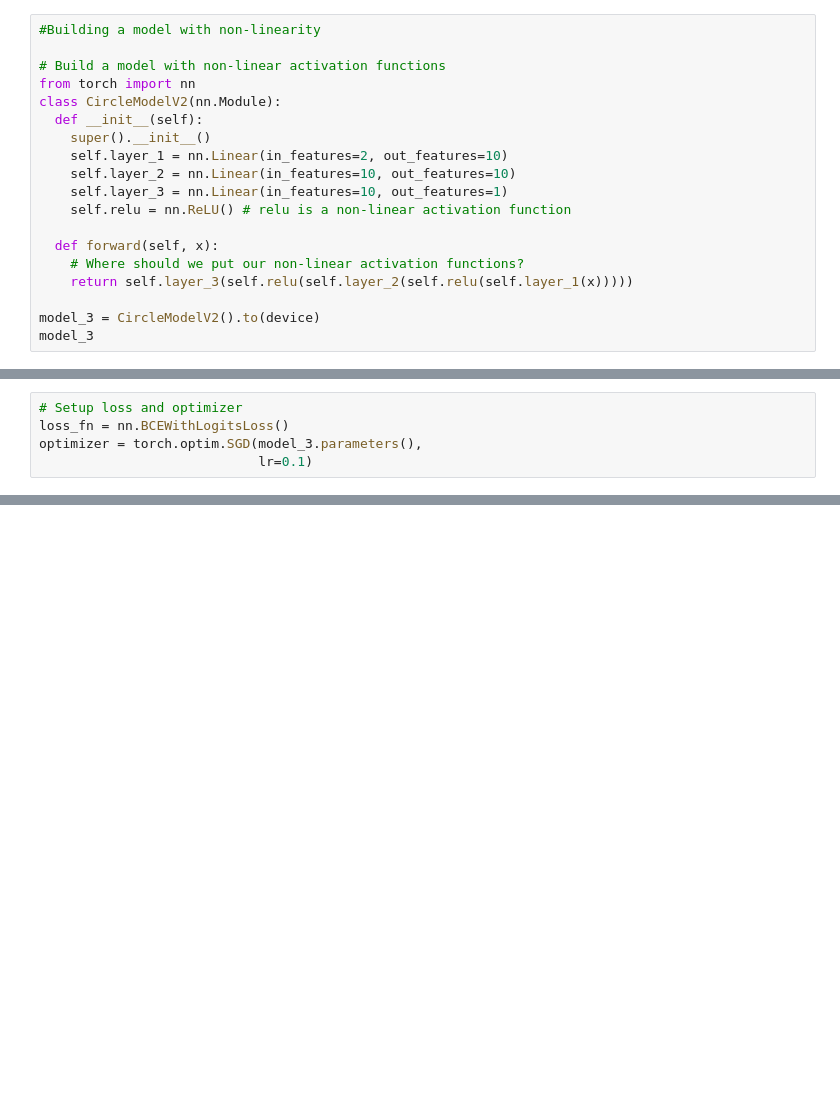
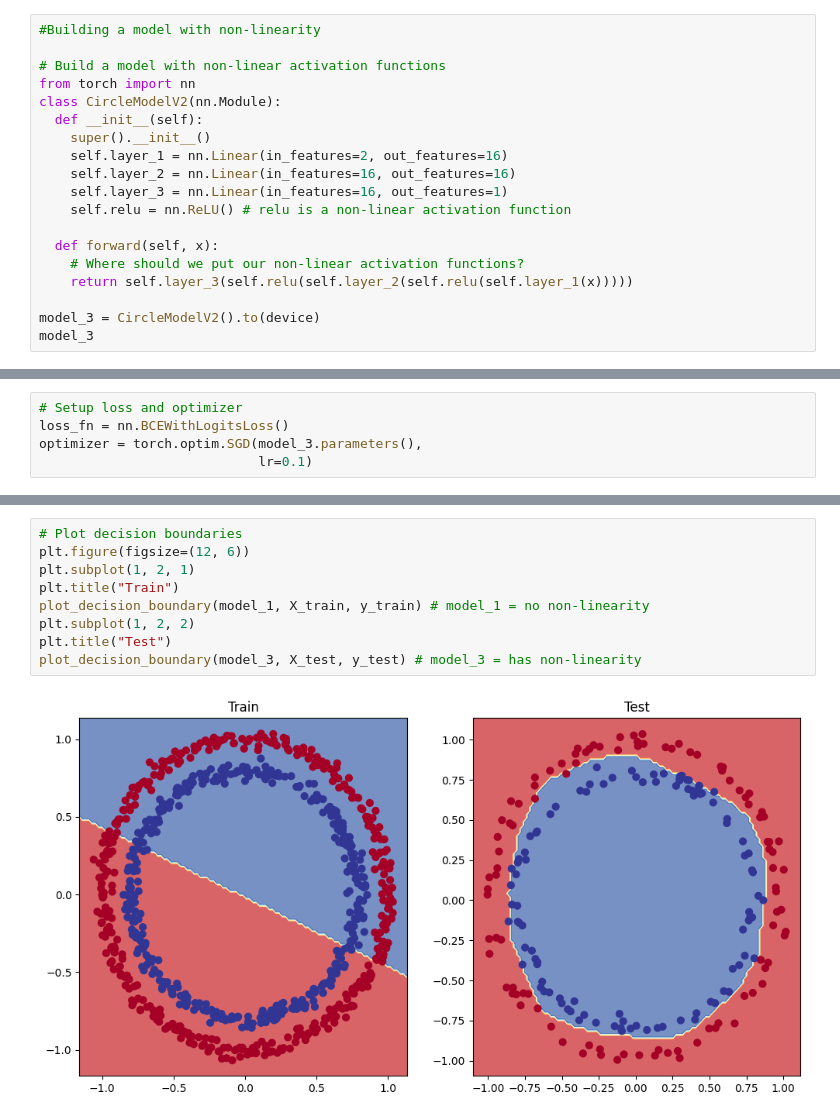
Before and after one commit to mismatchgit/PyTorch-tutorial-freecodecamp, a Jupyter notebook: Pytorch_classification_02.ipynb, the cells around one changed output, grey strips where cells are left out. Saved outputs shown, nothing was run; the diff lists cells and outputs as text; blank space fills up the shorter version.

```diff
--- a/Pytorch_classification_02.ipynb
+++ b/Pytorch_classification_02.ipynb
@@ -552,9 +550,9 @@ from torch import nn
 class CircleModelV2(nn.Module):
   def __init__(self):
     super().__init__()
-    self.layer_1 = nn.Linear(in_features=2, out_features=10)
-    self.layer_2 = nn.Linear(in_features=10, out_features=10)
-    self.layer_3 = nn.Linear(in_features=10, out_features=1)
+    self.layer_1 = nn.Linear(in_features=2, out_features=16)
+    self.layer_2 = nn.Linear(in_features=16, out_features=16)
+    self.layer_3 = nn.Linear(in_features=16, out_features=1)
     self.relu = nn.ReLU() # relu is a non-linear activation function
 
   def forward(self, x):
@@ -577,0 +643,11 @@ optimizer = torch.optim.SGD(model_3.parameters(),
+# %%
+# Plot decision boundaries
+plt.figure(figsize=(12, 6))
+plt.subplot(1, 2, 1)
+plt.title("Train")
+plot_decision_boundary(model_1, X_train, y_train) # model_1 = no non-linearity
+plt.subplot(1, 2, 2)
+plt.title("Test")
+plot_decision_boundary(model_3, X_test, y_test) # model_3 = has non-linearity
+# %% [output]
+[figure, added]
```
Also changed, not shown: parts of 12 cells of this notebook.
